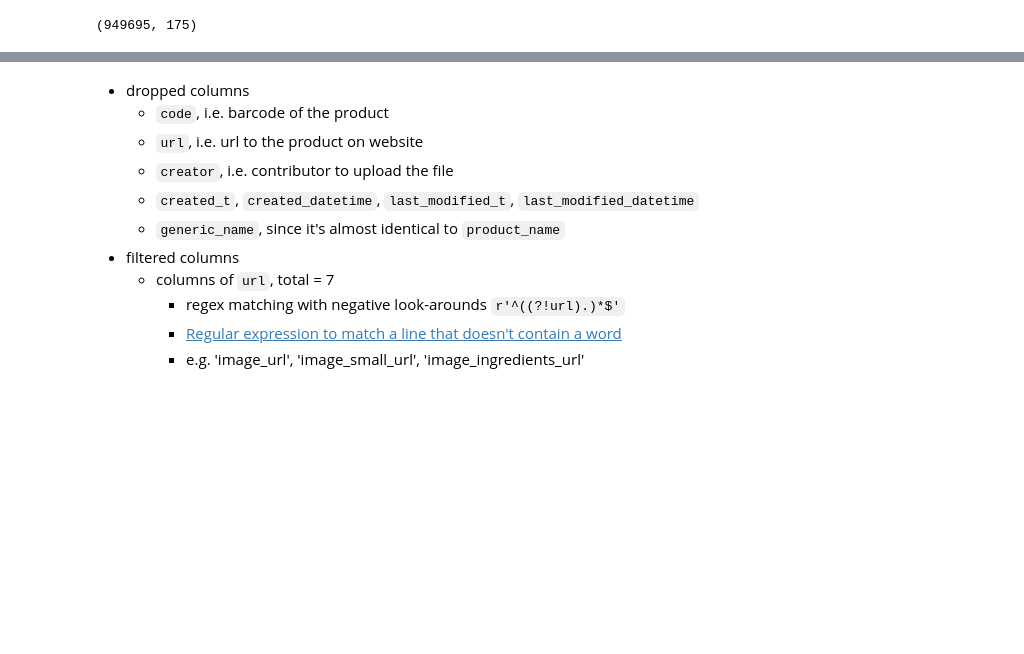
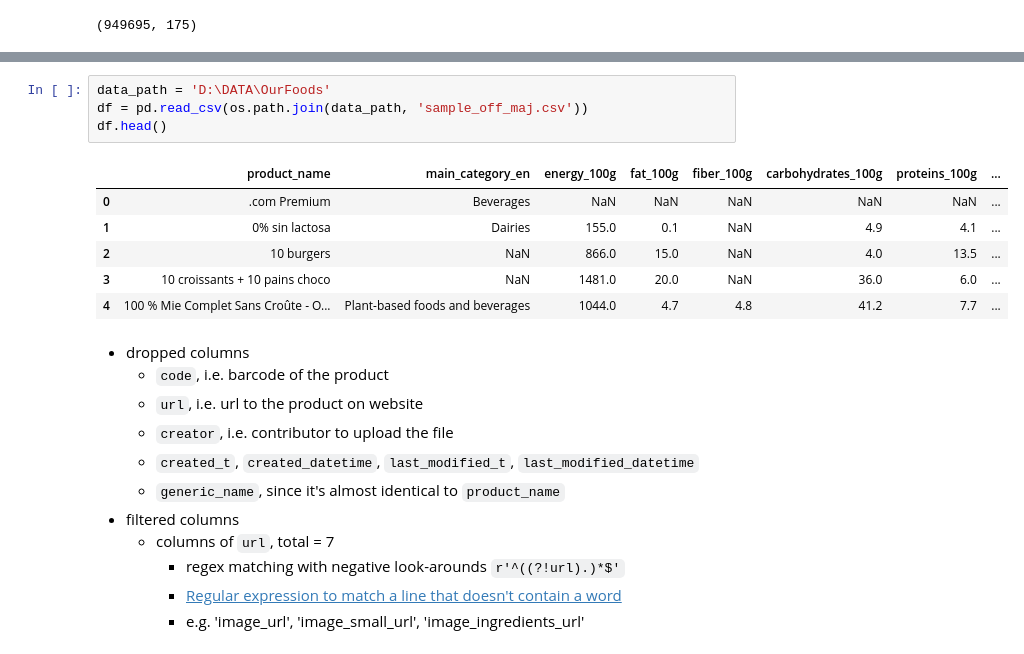
Before and after one commit to davilayang/food-reviews, a Jupyter notebook: 1-1_explore-individual-data.ipynb, the cells around one changed output, grey strips where cells are left out. Cells and saved outputs as stored; diff of their text form; blank space fills up the shorter version.

Commit message:
data for ridgeline

```diff
--- a/1-1_explore-individual-data.ipynb
+++ b/1-1_explore-individual-data.ipynb
@@ -41,3 +60,14 @@ off.shape
+# %%
+data_path = 'D:\DATA\OurFoods'
+df = pd.read_csv(os.path.join(data_path, 'sample_off_maj.csv'))
+df.head()
+# %% [output]
+|  | product_name | main_category_en | energy_100g | fat_100g | fiber_100g | carbohydrates_100g | proteins_100g | ... |
+| 0 | .com Premium | Beverages | NaN | NaN | NaN | NaN | NaN | ... |
+| 1 | 0% sin lactosa | Dairies | 155.0 | 0.1 | NaN | 4.9 | 4.1 | ... |
+| 2 | 10 burgers | NaN | 866.0 | 15.0 | NaN | 4.0 | 13.5 | ... |
+| 3 | 10 croissants + 10 pains choco | NaN | 1481.0 | 20.0 | NaN | 36.0 | 6.0 | ... |
+| 4 | 100 % Mie Complet Sans Croûte - O... | Plant-based foods and beverages | 1044.0 | 4.7 | 4.8 | 41.2 | 7.7 | ... |
 # %% [markdown]
 + dropped columns
   + `code`, i.e. barcode of the product
```
Also changed, not shown: parts of 6 cells of this notebook, 6 other files.
